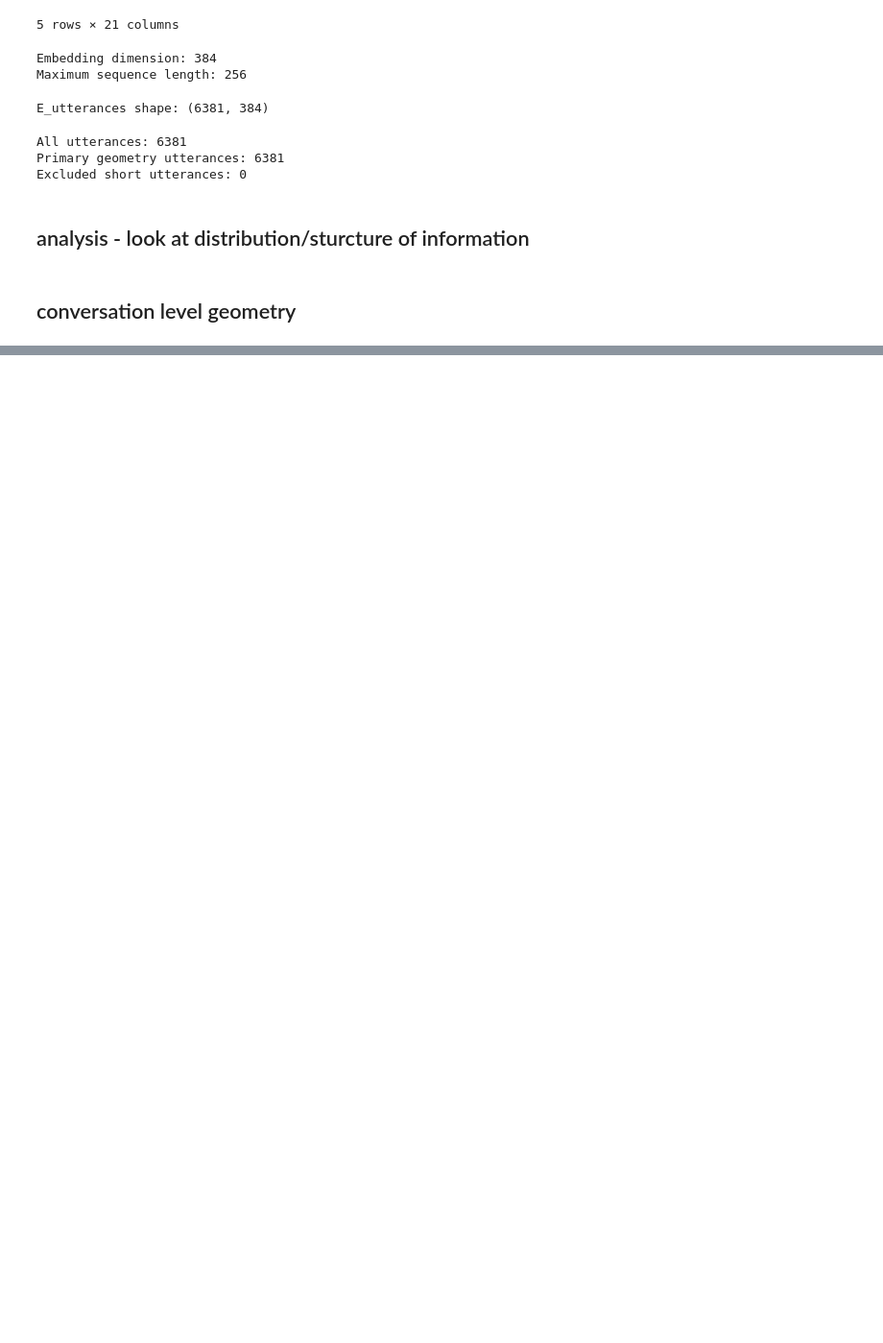
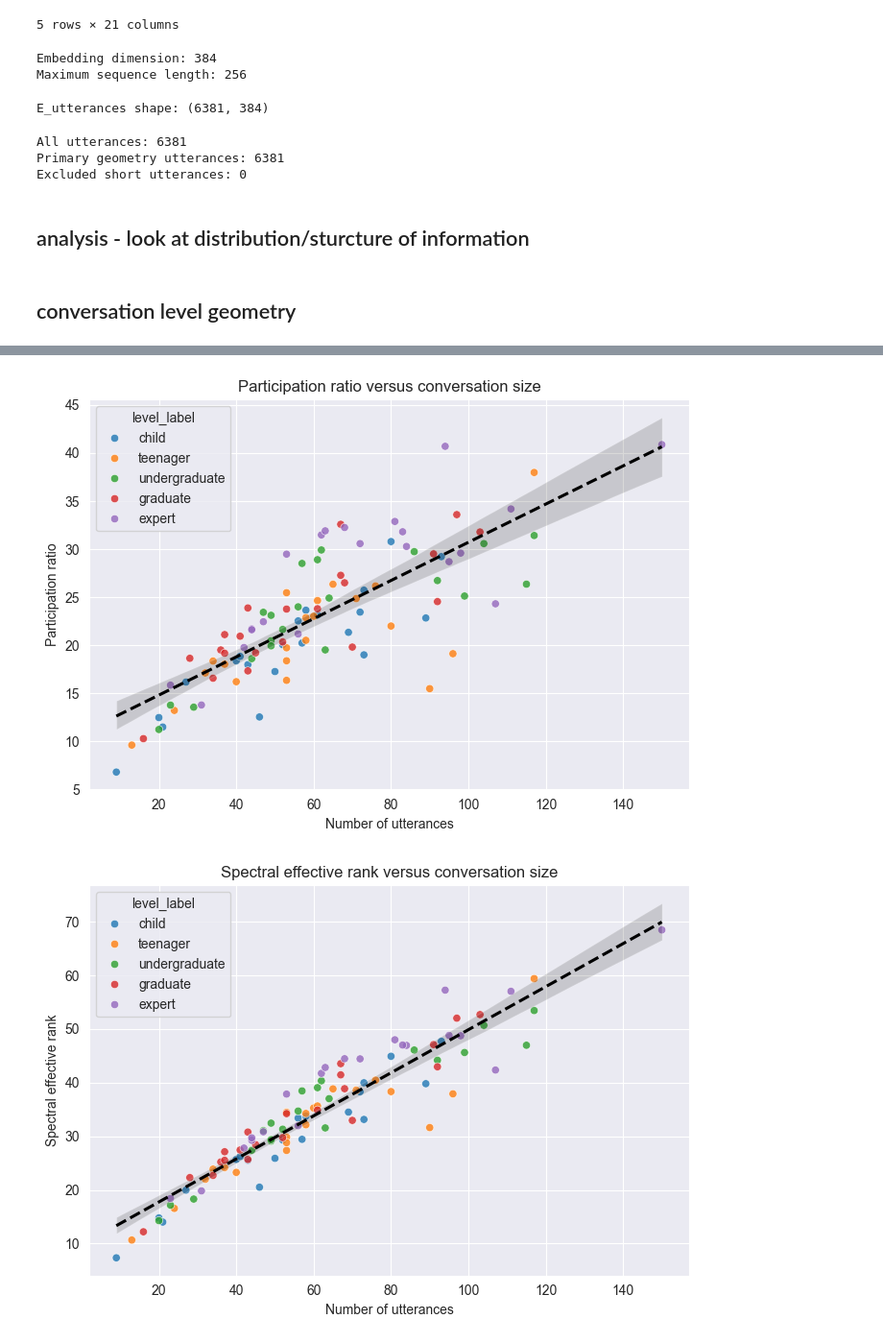
Before and after one commit to yume-24/expertise_conversation, a Jupyter notebook: big_analysis.ipynb, the cells around one changed output, grey strips where cells are left out. Shown at 96% size. Cells and saved outputs as stored; diff of their text form; code cells hidden in the pictures; blank space fills up the shorter version.

```diff
--- a/big_analysis.ipynb
+++ b/big_analysis.ipynb
@@ -1260,0 +2024,42 @@ Excluded short utterances: 0
+# %%
+def plot_sample_size_diagnostic(df, metric, ylabel=None):
+    plt.figure(figsize=(7, 5))
+
+    sns.scatterplot(
+        data=df,
+        x="n_utterances",
+        y=metric,
+        hue="level_label",
+        hue_order=level_order,
+        alpha=0.8,
+    )
+
+    sns.regplot(
+        data=df,
+        x="n_utterances",
+        y=metric,
+        scatter=False,
+        color="black",
+        line_kws={"linestyle": "--"},
+    )
+
+    plt.xlabel("Number of utterances")
+    plt.ylabel(ylabel or metric)
+    plt.title(f"{ylabel or metric} versus conversation size")
+    plt.tight_layout()
+    plt.show()
+# %%
+plot_sample_size_diagnostic(
+    conversation_geometry,
+    "participation_ratio",
+    "Participation ratio",
+)
+
+plot_sample_size_diagnostic(
+    conversation_geometry,
+    "spectral_effective_rank",
+    "Spectral effective rank",
+)
+# %% [output]
+[figure, added]
+[figure, added]
```
Also changed, not shown: parts of 20 cells of this notebook, 6 other files.
